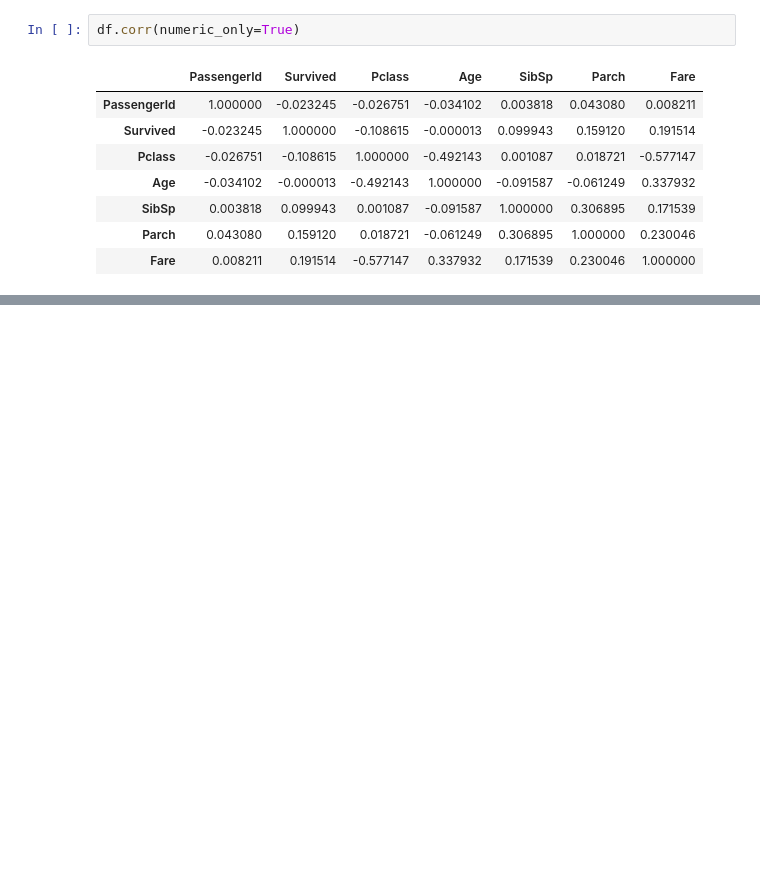
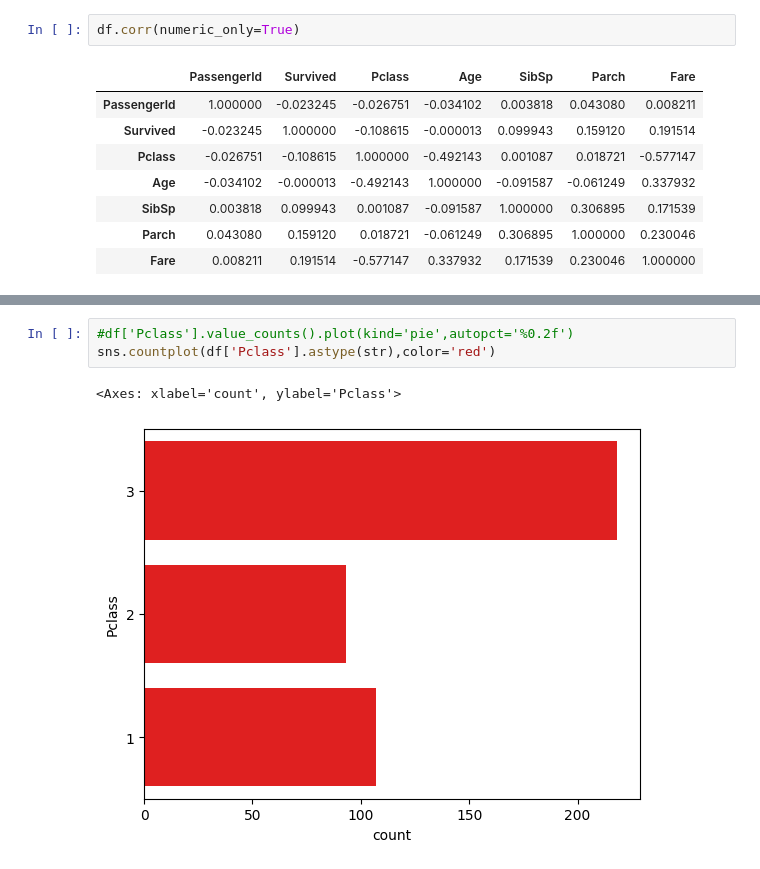
Before and after one commit to Muhammad-Haris-coding/1st-code, a Jupyter notebook: titanic.ipynb, the cells around one changed output, grey strips where cells are left out. Drawn from its saved outputs; the diff is of its cells as text; blank space fills up the shorter version.

```diff
--- a/titanic.ipynb
+++ b/titanic.ipynb
@@ -99,0 +136,6 @@ df.corr(numeric_only=True)
+# %%
+#df['Pclass'].value_counts().plot(kind='pie',autopct='%0.2f')
+sns.countplot(df['Pclass'].astype(str),color='red')
+# %% [output]
+<Axes: xlabel='count', ylabel='Pclass'>
+[figure, added]
```
Also changed, not shown: parts of 13 cells of this notebook.
